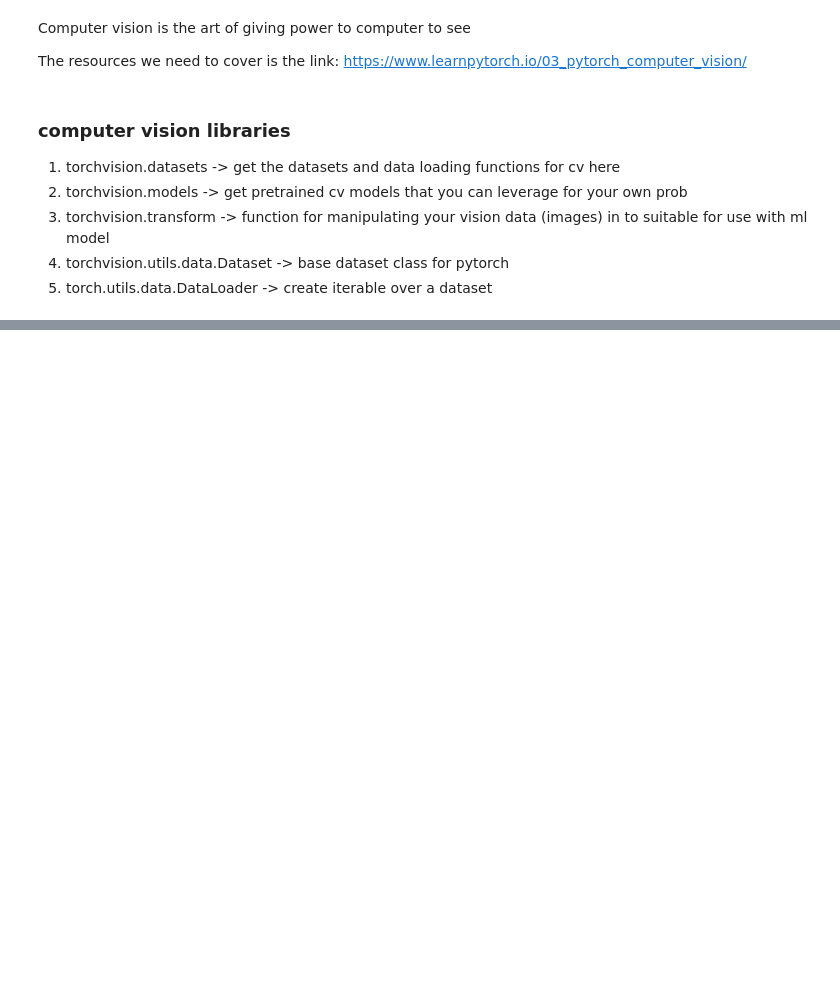
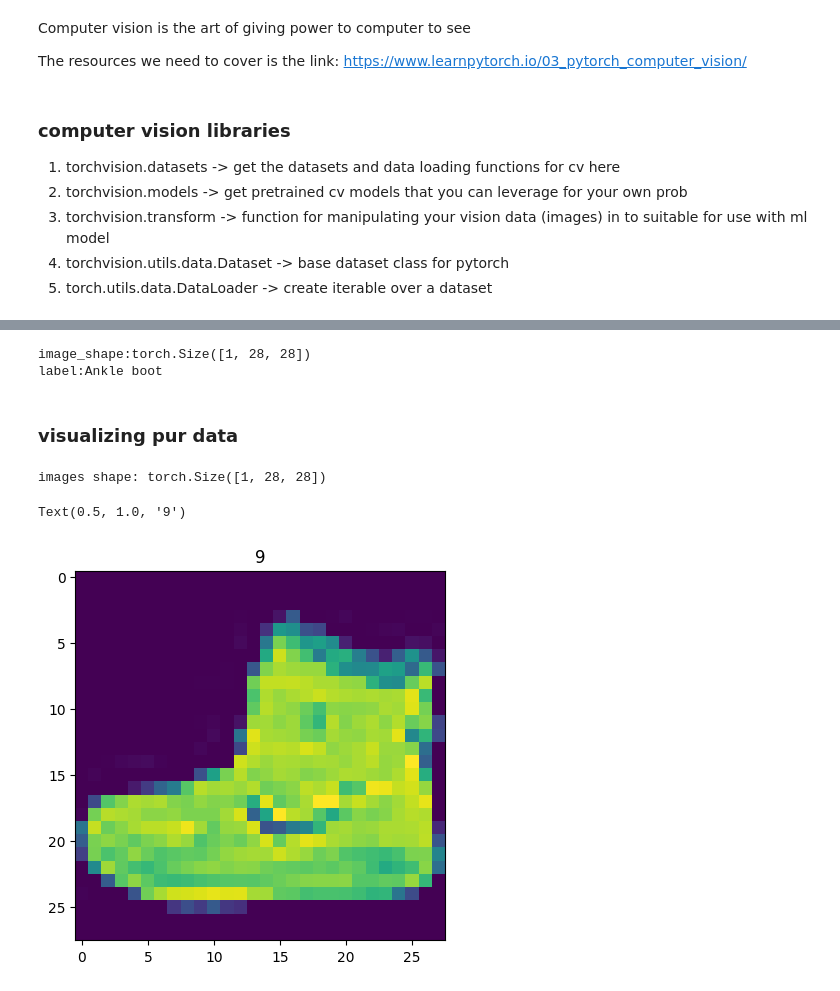
Before and after one commit to saim9211/DeepLearning, a Jupyter notebook: 03_pytorch_cv.ipynb, the cells around one changed output, grey strips where cells are left out. Saved outputs shown, nothing was run; the diff lists cells and outputs as text; code cells hidden in the pictures; blank space fills up the shorter version.

```diff
--- a/03_pytorch_cv.ipynb
+++ b/03_pytorch_cv.ipynb
@@ -27,0 +99,20 @@ import matplotlib.pyplot as plt
+# %%
+# check the shape of the images
+print(f"image_shape:{image.shape}")
+print(f"label:{class_names[label]}")
+# %% [output]
+image_shape:torch.Size([1, 28, 28])
+label:Ankle boot
+# %% [markdown]
+### visualizing  pur data
+# %%
+import matplotlib.pyplot as plt
+
+image,label=train_Data[0]
+print(f"images shape: {image.shape}")
+plt.imshow(image.squeeze())
+plt.title(label)
+# %% [output]
+images shape: torch.Size([1, 28, 28])
+Text(0.5, 1.0, '9')
+[figure, added]
```
Also changed, not shown: parts of 19 cells of this notebook.
